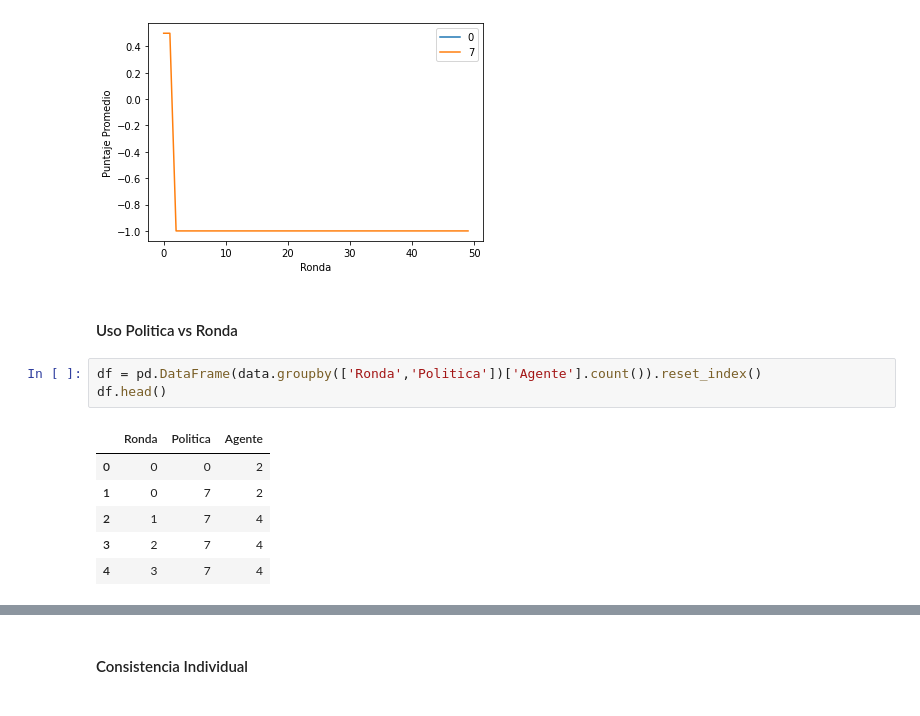
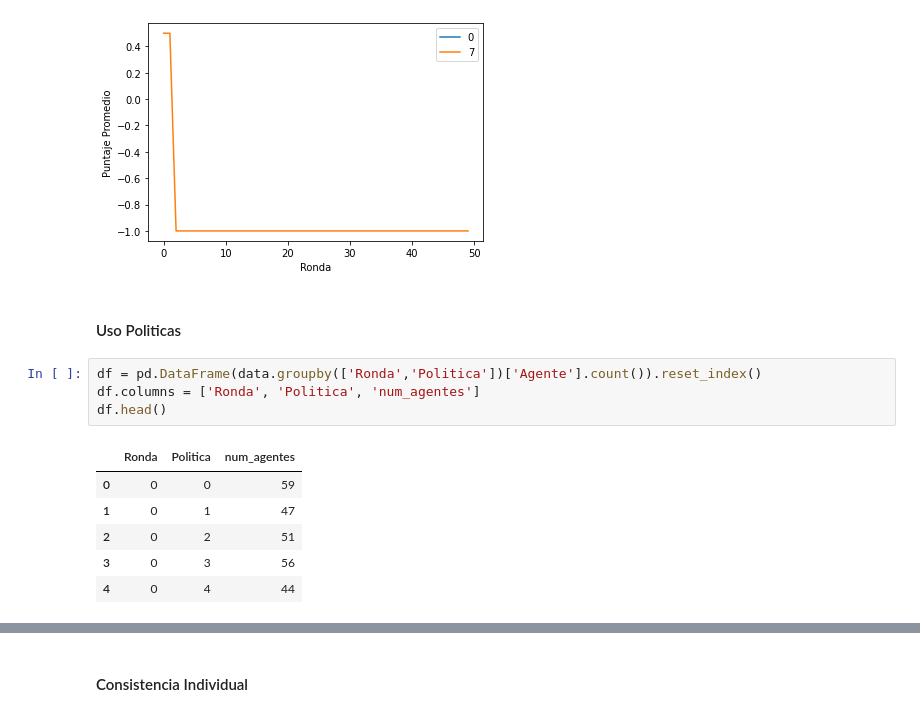
Before and after one commit to Slendercoder/SemilleroMSFS, a Jupyter notebook: Codigos/ElFarol.ipynb, the cells around one changed output, grey strips where cells are left out. Cells and saved outputs as stored; diff of their text form.

```diff
--- a/Codigos/ElFarol.ipynb
+++ b/Codigos/ElFarol.ipynb
@@ -250,14 +263,15 @@ plt.ylabel("Puntaje Promedio")
 Text(0, 0.5, 'Puntaje Promedio')
 [figure]
 # %% [markdown]
-#### Uso Politica vs Ronda
+#### Uso Politicas
 # %%
 df = pd.DataFrame(data.groupby(['Ronda','Politica'])['Agente'].count()).reset_index()
+df.columns = ['Ronda', 'Politica', 'num_agentes']
 df.head()
 # %% [output]
-|  | Ronda | Politica | Agente |
-| 0 | 0 | 0 | 2 |
-| 1 | 0 | 7 | 2 |
-| 2 | 1 | 7 | 4 |
-| 3 | 2 | 7 | 4 |
-| 4 | 3 | 7 | 4 |
+|  | Ronda | Politica | num_agentes |
+| 0 | 0 | 0 | 59 |
+| 1 | 0 | 1 | 47 |
+| 2 | 0 | 2 | 51 |
+| 3 | 0 | 3 | 56 |
+| 4 | 0 | 4 | 44 |
```
Also changed, not shown: parts of 8 cells of this notebook, 1 other file.
